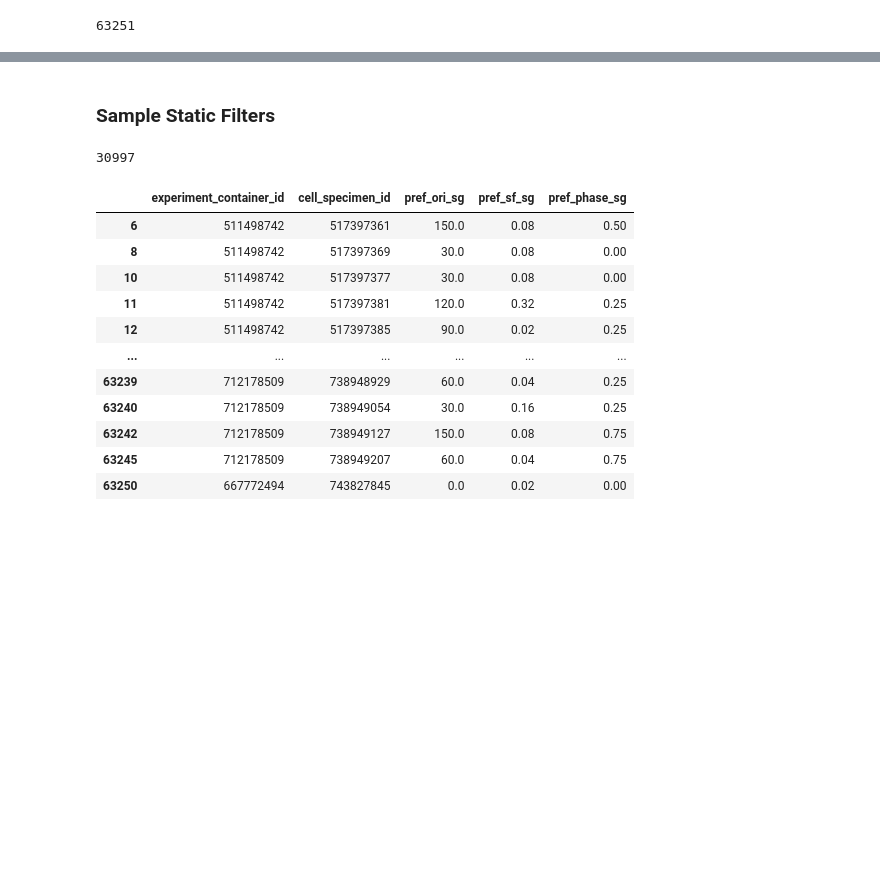
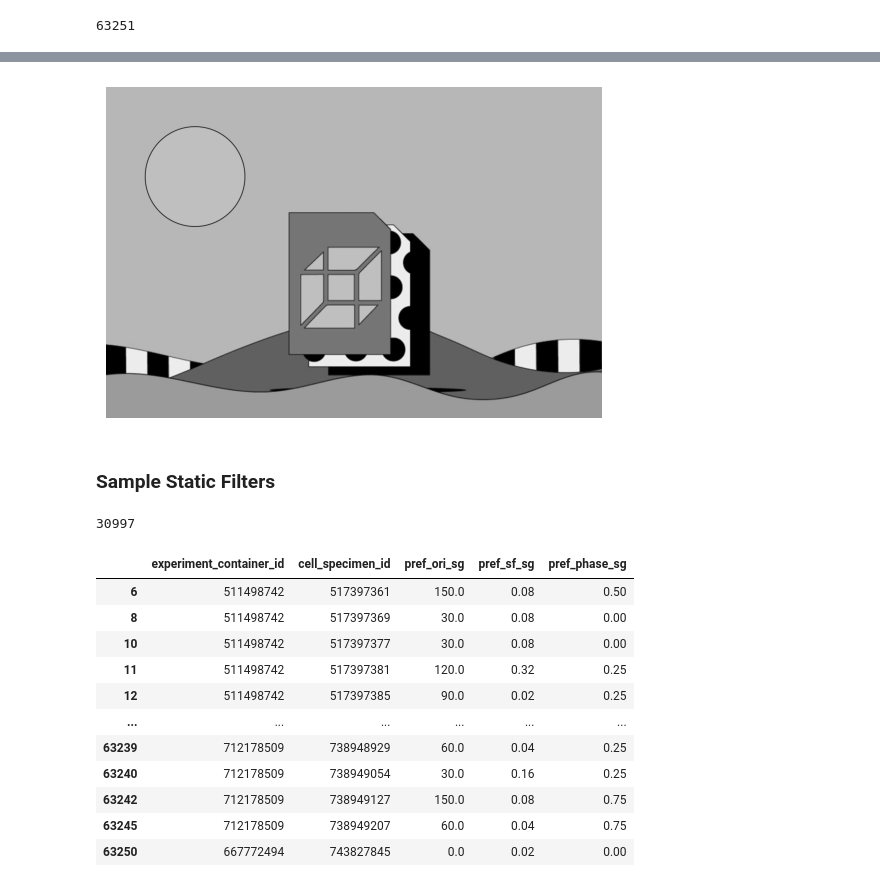
Before and after one commit to marcoabrate/wp1, a Jupyter notebook: data_allen/gabor_filter.ipynb, the cells around one changed output, grey strips where cells are left out. Cells and saved outputs as stored; diff of their text form; code cells hidden in the pictures; blank space fills up the shorter version.

```diff
--- a/data_allen/gabor_filter.ipynb
+++ b/data_allen/gabor_filter.ipynb
@@ -27,0 +32,2 @@ len(df)
+# %%
+im_gray = cv2.cvtColor(im, cv2.COLOR_BGR2GRAY)
@@ -28,3 +40,9 @@ len(df)
+# %%
+plt.imshow(im_gray, cmap='gray')
+plt.axis('off')
+plt.show()
+# %% [output]
+[figure, added]
 # %% [markdown]
 ### Sample Static Filters
 # %%
```
Also changed, not shown: parts of 12 cells of this notebook, 4 other files.
